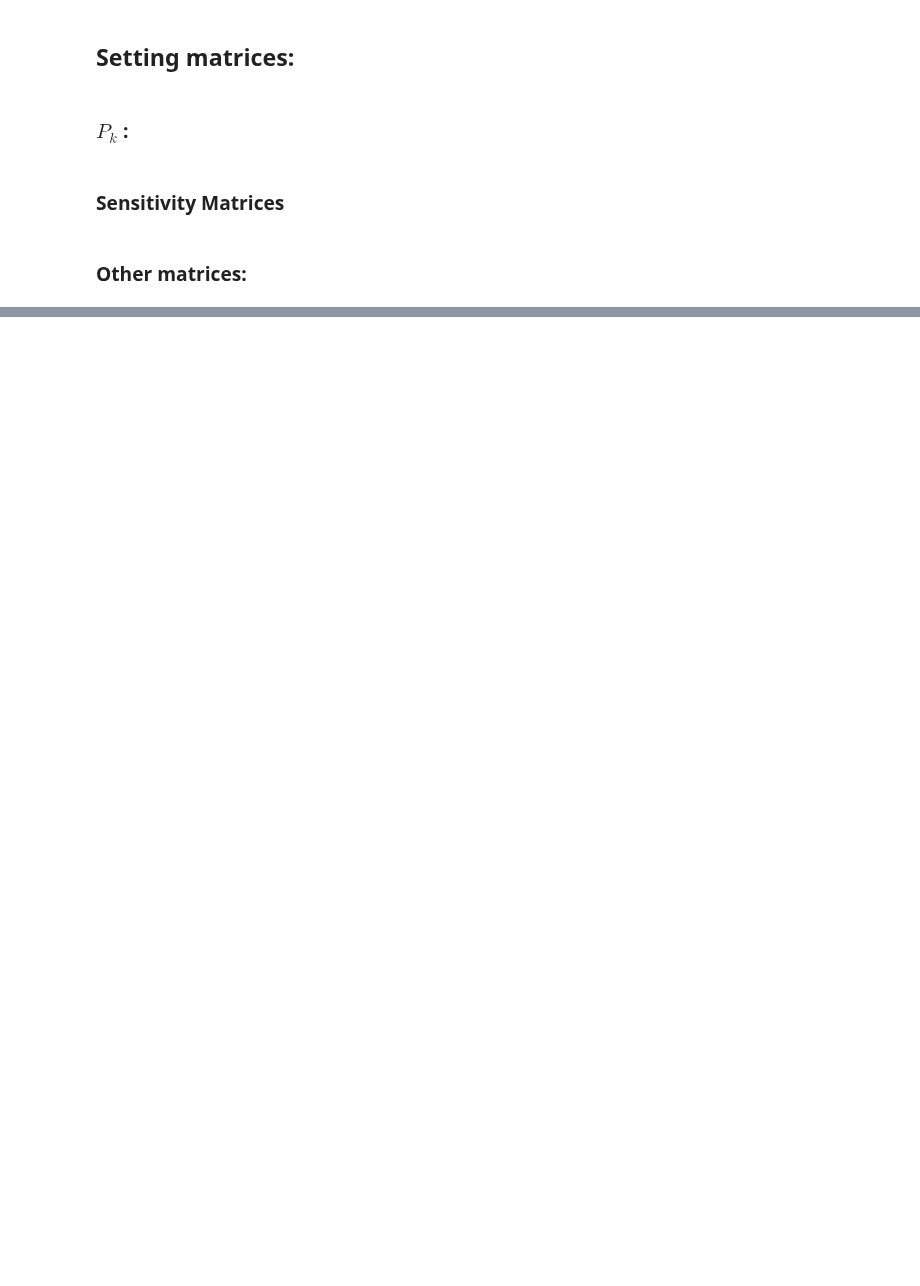
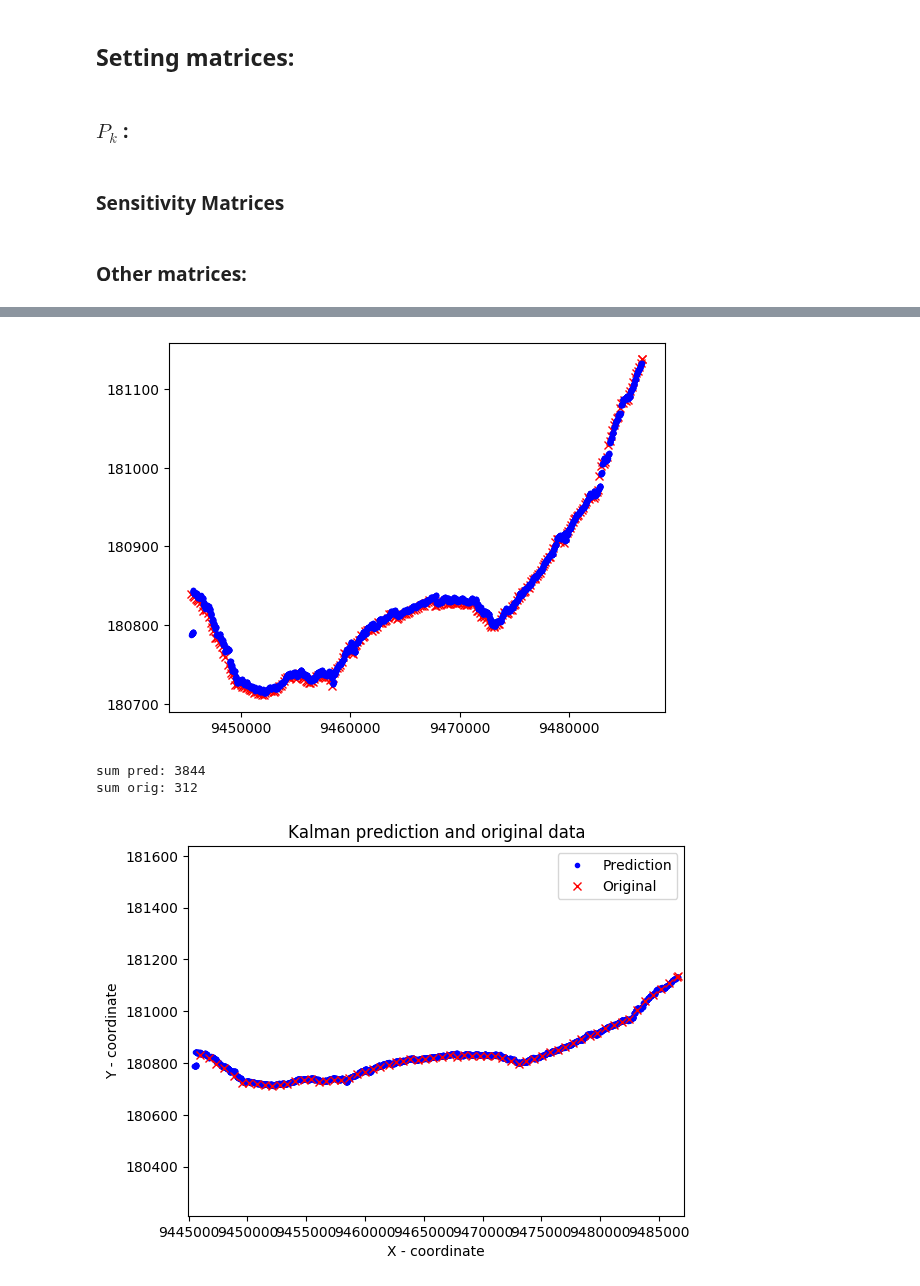
Before and after one commit to cnburger/AIS_KalmanFilter, a Jupyter notebook: SubsamplingTrajectory.ipynb, the cells around one changed output, grey strips where cells are left out. Cells and saved outputs as stored; diff of their text form; code cells hidden in the pictures; blank space fills up the shorter version.

```diff
--- a/SubsamplingTrajectory.ipynb
+++ b/SubsamplingTrajectory.ipynb
@@ -269,10 +240,3 @@ Q = np.array([[50000],[5000],[0.01],[0.01]]).dot(np.transpose(np.array([[50000],
 # %%
 H = np.identity(4)
 I = np.identity(4)
-# %%
-var_lat = sp.var(pd_final['lat'])
-var_long = sp.var(pd_final['long'])
-covar = sp.cov(pd_final['lat'],pd_final['long'])[0][1]
-print('varlat',var_lat)
-print('varlong',var_long)
-print('covar:', covar)
@@ -401,3 +380,42 @@ sum orig: 313
+# %%
+a_x_var = 0.0000288638283
+a_y_var = 0.0000289287
+var_lat = np.var(pd_final['lat'])
+var_long = np.var(pd_final['long'])
+
+P_k = np.array([[np.sqrt(var_lat)],
+                [np.sqrt(var_long)],
+                [np.sqrt(a_x_var)],
+                [np.sqrt(a_y_var)]]
+              ).dot(np.transpose(
+    np.array([[np.sqrt(var_lat)],
+              [np.sqrt(var_long)],
+                [np.sqrt(a_x_var)],
+                [np.sqrt(a_y_var)]]
+            )))
+
+# P_k = np.array([[1000000],
+#                 [100000],
+#                 [0.03],a
+#                 [0.03]]
+#               ).dot(np.transpose(
+#     np.array([[10000],
+#               [10000],
+#                 [0.03],
+#                 [0.03]]
+#             )))
+
+Q = copy.deepcopy(P_k)
+
+R = np.diag(np.array([100,100,0.0009,0.000001]))
+
+
+myKalman(pd_final, R,Q,P_k)
+# %% [output]
+[figure, added]
+sum pred: 3844
+sum orig: 312
+[figure, added]
 # %%
 plt.plot(np.arange(0,len(ax_arr)),ax_arr)
 plt.plot(np.arange(0,len(ax_arr)),ay_arr)
```
Also changed, not shown: parts of 13 cells of this notebook.
